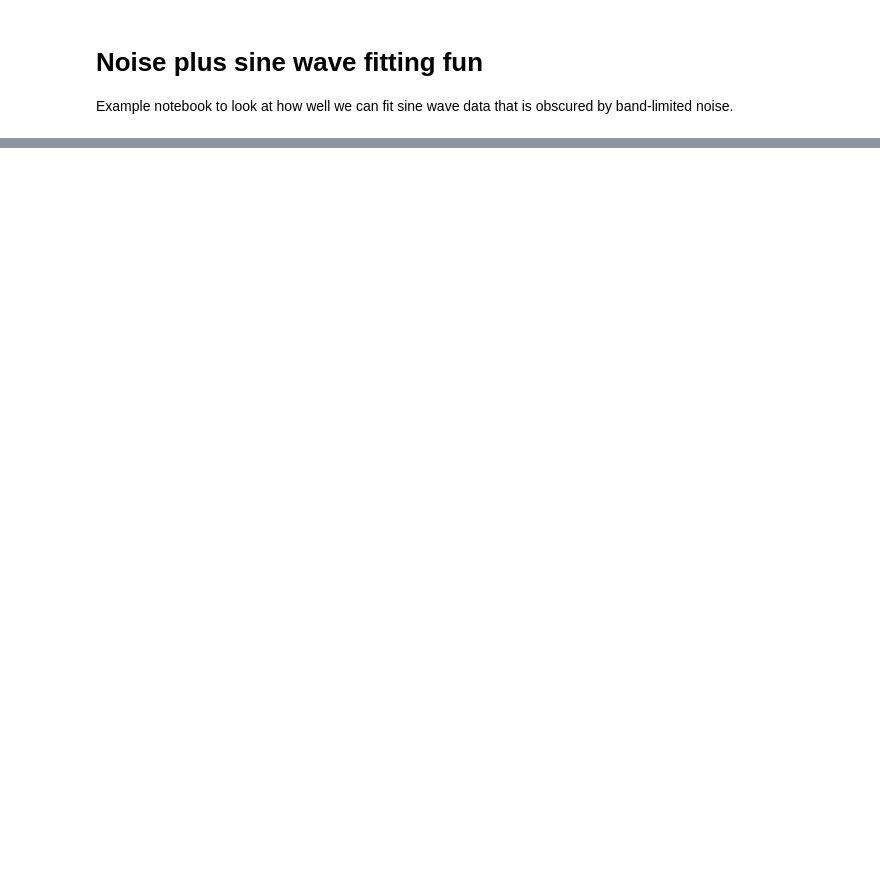
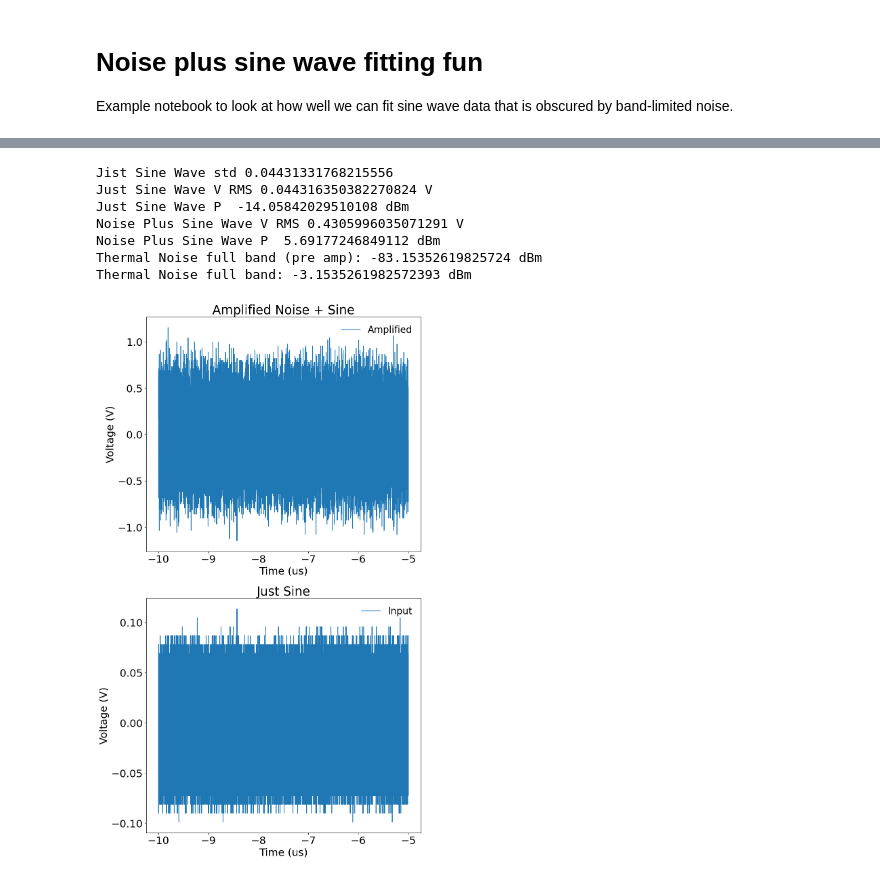
Before and after one commit to nichol77/pySineNoise, a Jupyter notebook: examplePlotWaveforms.ipynb, the cells around one changed output, grey strips where cells are left out. Drawn from its saved outputs; the diff is of its cells as text; code cells hidden in the pictures; blank space fills up the shorter version.

```diff
--- a/examplePlotWaveforms.ipynb
+++ b/examplePlotWaveforms.ipynb
@@ -65 +73,38 @@ plt.subplots_adjust(bottom=0.1, right=0.8, top=2)
+# %%
+#Plot the raw and smoothed waveforms
+fig, ax = plt.subplots(2,1)
+ax[0].plot(timeList,noisePlusSineList[0],label="Amplified")
+ax[0].set_xlabel('Time (us)')
+ax[0].set_ylabel('Voltage (V)')
+ax[0].set_title('Amplified Noise + Sine')
+ax[0].legend(fontsize=20,loc='upper right')
+
+
+ax[1].plot(timeList,justSineList[0],label="Input")
+ax[1].set_xlabel('Time (us)')
+ax[1].set_ylabel('Voltage (V)')
+ax[1].set_title('Just Sine')
+ax[1].legend(fontsize=20,loc='upper right')
+plt.subplots_adjust(bottom=0.1, right=0.8, top=2)
+
+jsRMS=pft.getRMS(justSineList[0])
+print("Jist Sine Wave std",np.std(justSineList[0]))
+print("Just Sine Wave V RMS",pft.getRMS(justSineList[0]),"V")
+print("Just Sine Wave P ",pft.convertPowerTodBm(pft.getRMS(justSineList[0])**2/50),"dBm")
+
+print("Noise Plus Sine Wave V RMS",pft.getRMS(noisePlusSineList[0]),"V")
+print("Noise Plus Sine Wave P ",pft.convertPowerTodBm(pft.getRMS(noisePlusSineList[0])**2/50),"dBm")
+gainIndB=80
+bandwidth=300e6
+print("Thermal Noise full band (pre amp):",pft.convertPowerTodBm(pft.getNoiseRMS(292,50,bandwidth)**2/50),"dBm")
+print("Thermal Noise full band:",gainIndB+pft.convertPowerTodBm(pft.getNoiseRMS(292,50,bandwidth)**2/50),"dBm")
+# %% [output]
+Jist Sine Wave std 0.04431331768215556
+Just Sine Wave V RMS 0.044316350382270824 V
+Just Sine Wave P  -14.05842029510108 dBm
+Noise Plus Sine Wave V RMS 0.4305996035071291 V
+Noise Plus Sine Wave P  5.69177246849112 dBm
+Thermal Noise full band (pre amp): -83.15352619825724 dBm
+Thermal Noise full band: -3.1535261982572393 dBm
+[figure, added]
 # %%
```
Also changed, not shown: parts of 17 cells of this notebook, 23 other files.
